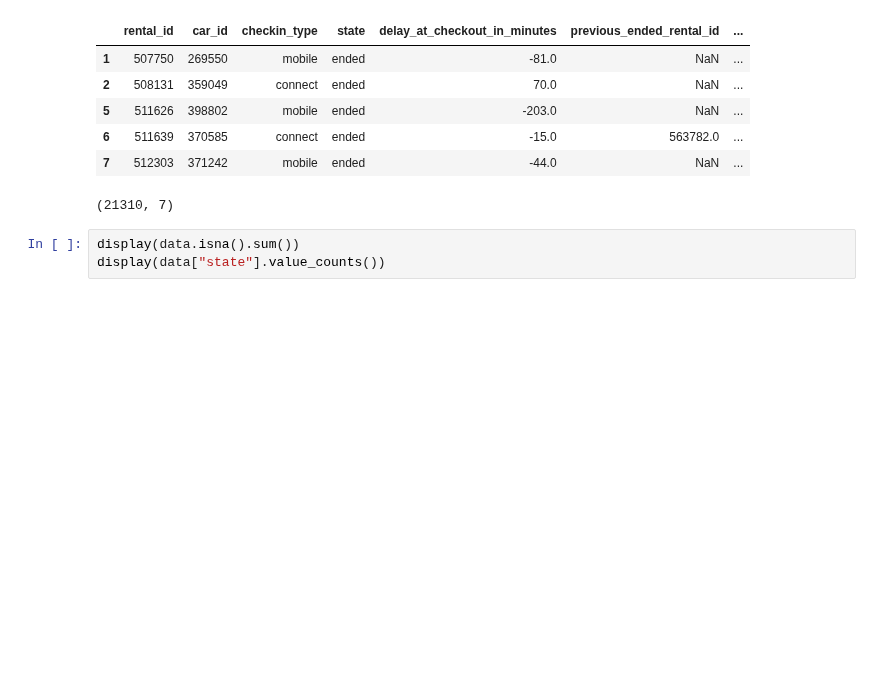
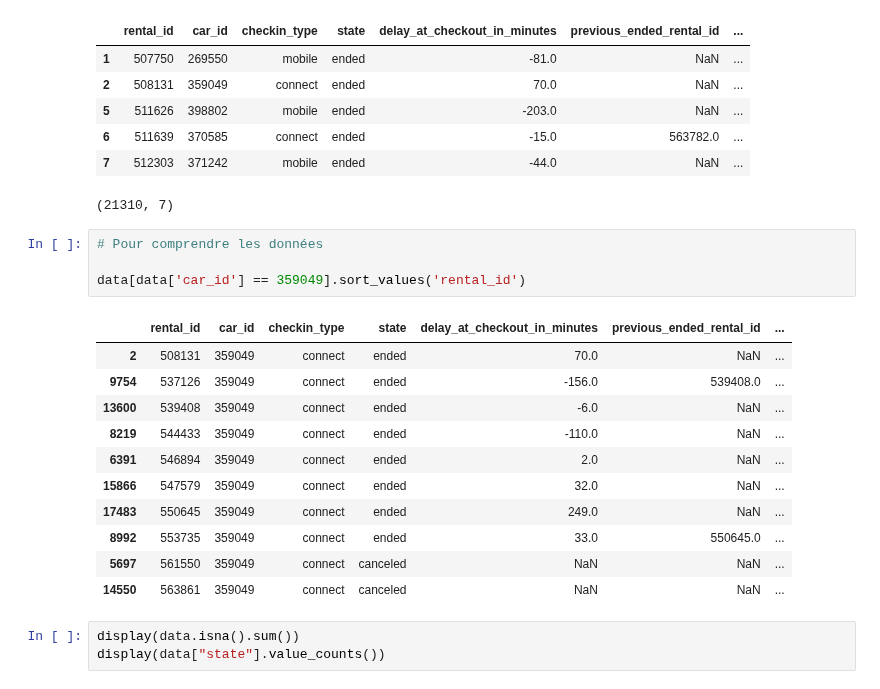
Before and after one commit to Martin691992/dsfs-od-11, a Jupyter notebook: deployment/eda_getaround/delay_analysis.ipynb, the cells around one changed output. Drawn from its saved outputs; the diff is of its cells as text; blank space fills up the shorter version.

```diff
--- a/deployment/eda_getaround/delay_analysis.ipynb
+++ b/deployment/eda_getaround/delay_analysis.ipynb
@@ -24,6 +24,22 @@ float64 --> time_delta_with_previous_rental_in_minutes
 | 6 | 511639 | 370585 | connect | ended | -15.0 | 563782.0 | ... |
 | 7 | 512303 | 371242 | mobile | ended | -44.0 | NaN | ... |
 (21310, 7)
+# %%
+# Pour comprendre les données
+
+data[data['car_id'] == 359049].sort_values('rental_id')
+# %% [output]
+|  | rental_id | car_id | checkin_type | state | delay_at_checkout_in_minutes | previous_ended_rental_id | ... |
+| 2 | 508131 | 359049 | connect | ended | 70.0 | NaN | ... |
+| 9754 | 537126 | 359049 | connect | ended | -156.0 | 539408.0 | ... |
+| 13600 | 539408 | 359049 | connect | ended | -6.0 | NaN | ... |
+| 8219 | 544433 | 359049 | connect | ended | -110.0 | NaN | ... |
+| 6391 | 546894 | 359049 | connect | ended | 2.0 | NaN | ... |
+| 15866 | 547579 | 359049 | connect | ended | 32.0 | NaN | ... |
+| 17483 | 550645 | 359049 | connect | ended | 249.0 | NaN | ... |
+| 8992 | 553735 | 359049 | connect | ended | 33.0 | 550645.0 | ... |
+| 5697 | 561550 | 359049 | connect | canceled | NaN | NaN | ... |
+| 14550 | 563861 | 359049 | connect | canceled | NaN | NaN | ... |
 # %%
 display(data.isna().sum())
 display(data["state"].value_counts())
```
Also changed, not shown: parts of 14 cells of this notebook, 1 other file.
